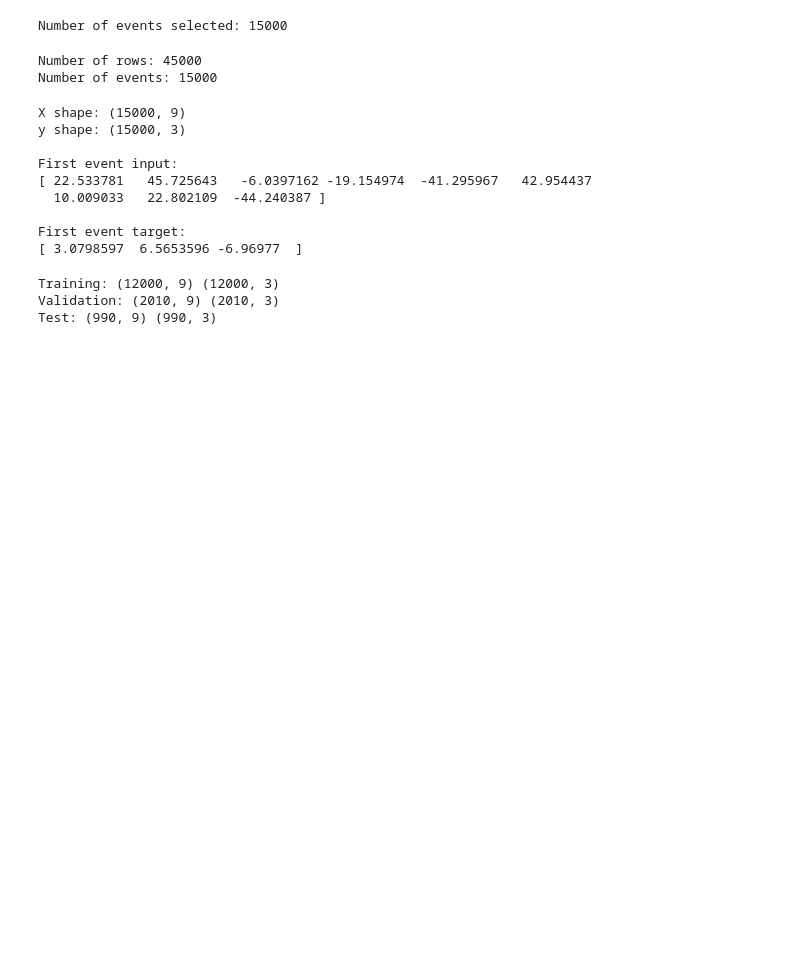
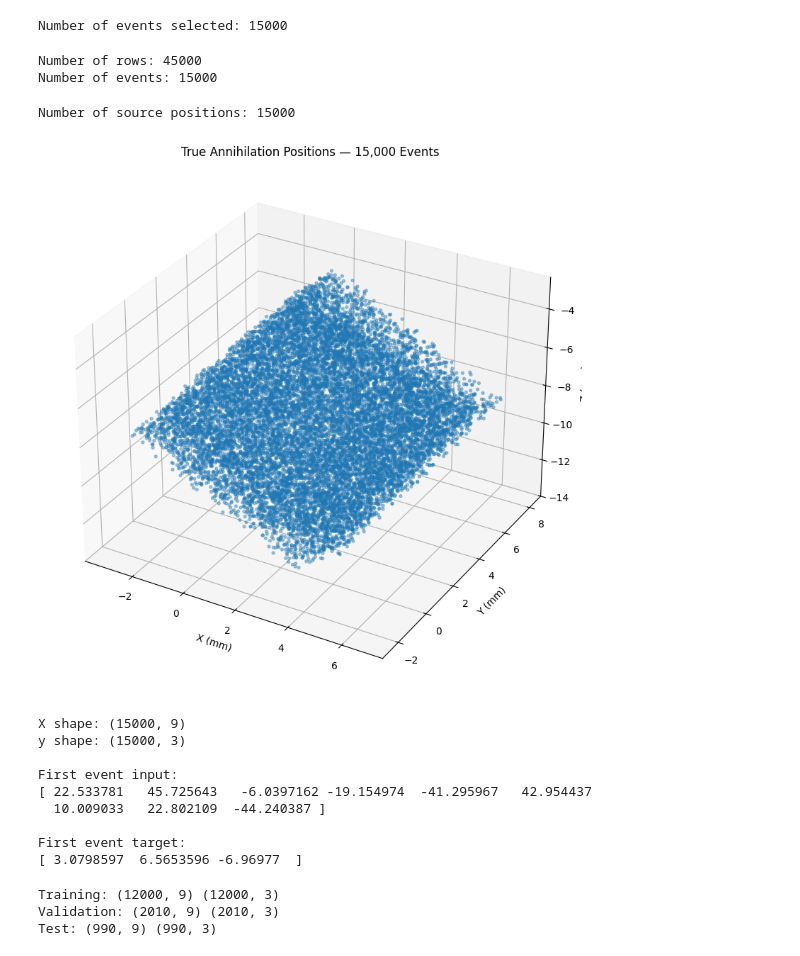
Before and after one commit to mw2304/SummerProject2026, a Jupyter notebook: MLP3GAMMA.ipynb, the cells around one changed output. Drawn from its saved outputs; the diff is of its cells as text; code cells hidden in the pictures; blank space fills up the shorter version.

```diff
--- a/MLP3GAMMA.ipynb
+++ b/MLP3GAMMA.ipynb
@@ -133,6 +143,44 @@ print(
 # %% [output]
 Number of rows: 45000
 Number of events: 15000
+# %%
+#source positions - 3d plot
+source_positions = (
+    df_15000
+    .groupby(["RunID", "EventID"])
+    [["AnnihilX_mm", "AnnihilY_mm", "AnnihilZ_mm"]]
+    .first()
+    .values
+)
+
+print("Number of source positions:", len(source_positions))
+
+
+
+
+fig = plt.figure(figsize=(10, 8))
+
+ax = fig.add_subplot(111, projection="3d")
+
+ax.scatter(
+    source_positions[:, 0],
+    source_positions[:, 1],
+    source_positions[:, 2],
+    s=8,
+    alpha=0.4
+)
+
+ax.set_xlabel("X (mm)")
+ax.set_ylabel("Y (mm)")
+ax.set_zlabel("Z (mm)")
+
+ax.set_title("True Annihilation Positions — 15,000 Events")
+
+plt.tight_layout()
+plt.show()
+# %% [output]
+Number of source positions: 15000
+[figure, added]
 # %%
 #MLP targets input
 X = []
```
Also changed, not shown: parts of 19 cells of this notebook.
